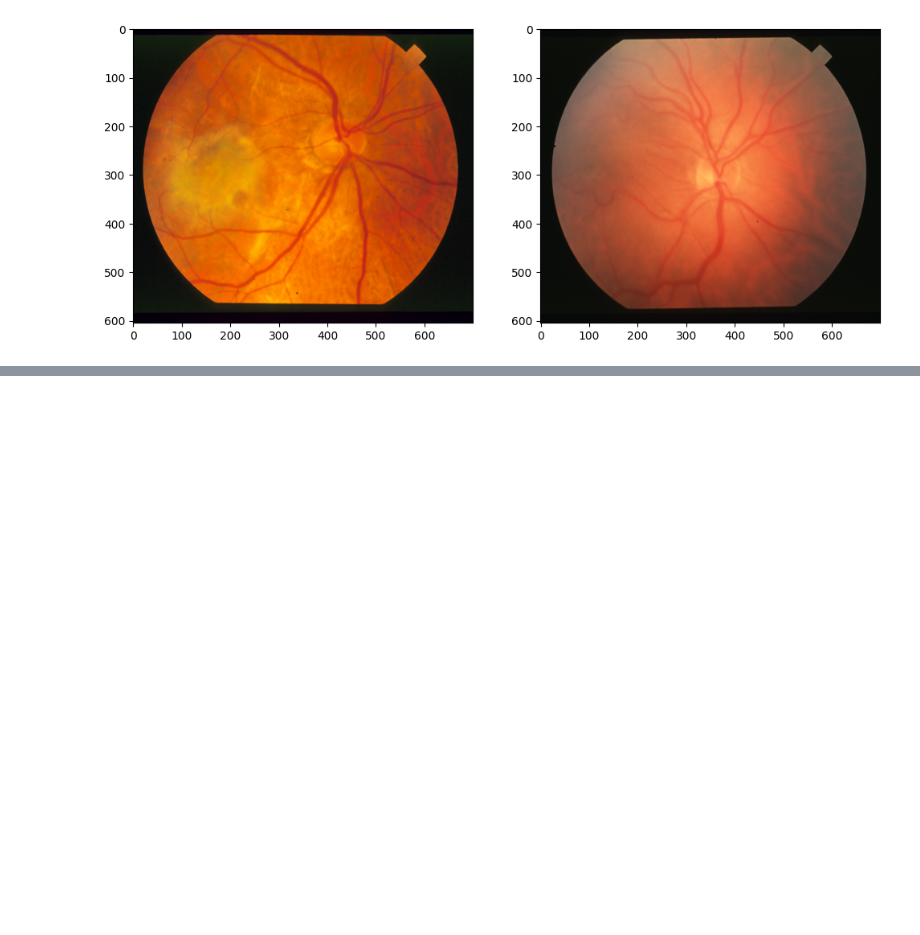
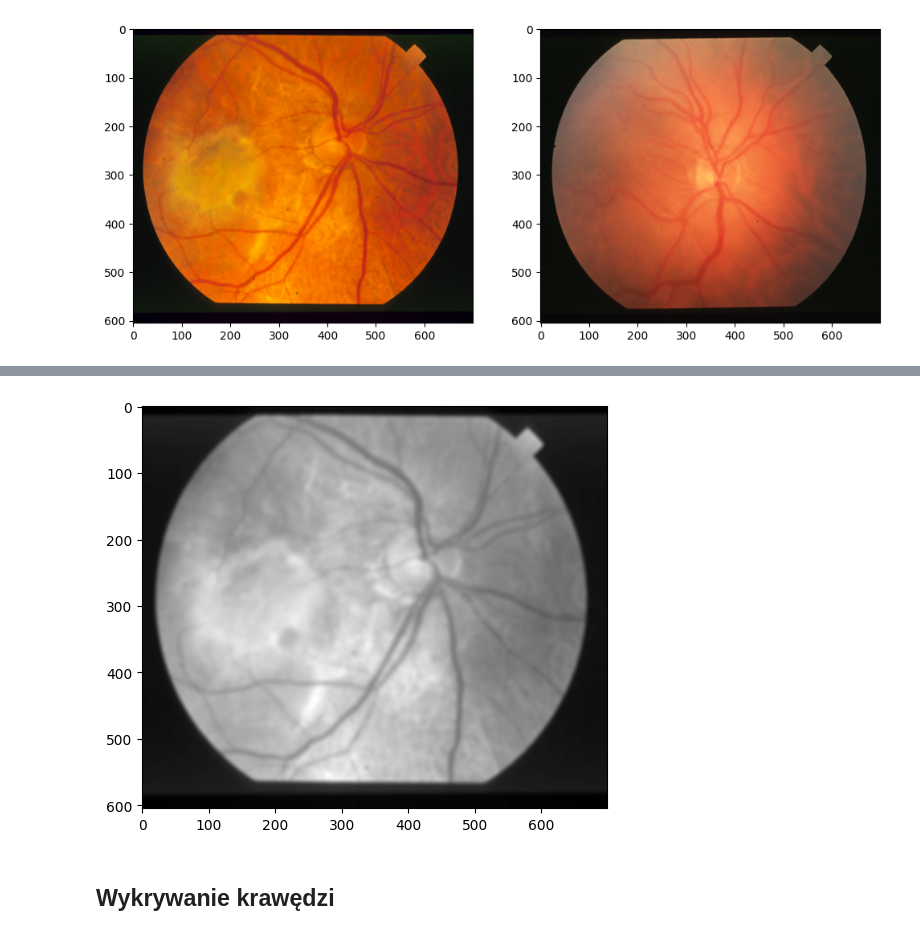
Before and after one commit to janekandrz/sp_final, a Jupyter notebook: spfinal.ipynb, the cells around one changed output, grey strips where cells are left out. Cells and saved outputs as stored; diff of their text form; code cells hidden in the pictures; blank space fills up the shorter version.

```diff
--- a/spfinal.ipynb
+++ b/spfinal.ipynb
@@ -35,0 +88,9 @@ plt.show()
+# %%
+plt.figure(figsize=(6,6))
+blurr_img=cv2.GaussianBlur(img_gray,(11,11),3)
+plt.imshow(blurr_img,cmap="gray")
+plt.show()
+# %% [output]
+[figure, added]
+# %% [markdown]
+## Wykrywanie krawędzi
```
Also changed, not shown: parts of 8 cells of this notebook, 1 other file.
